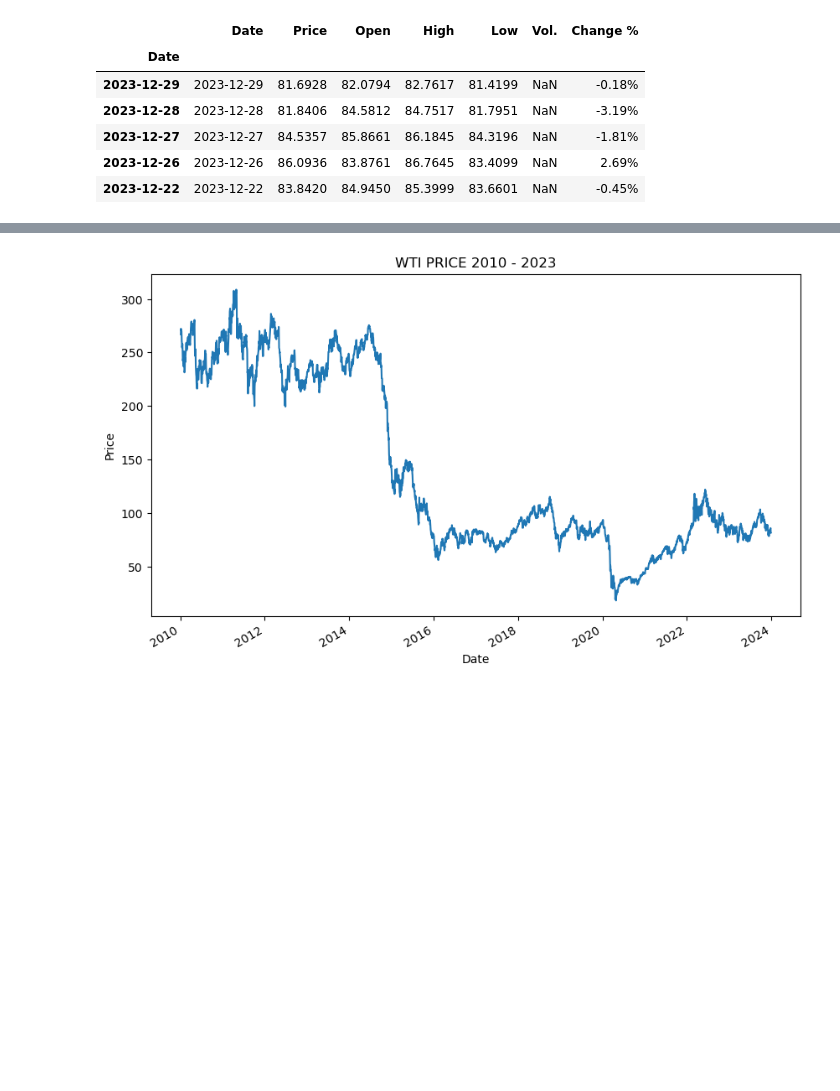
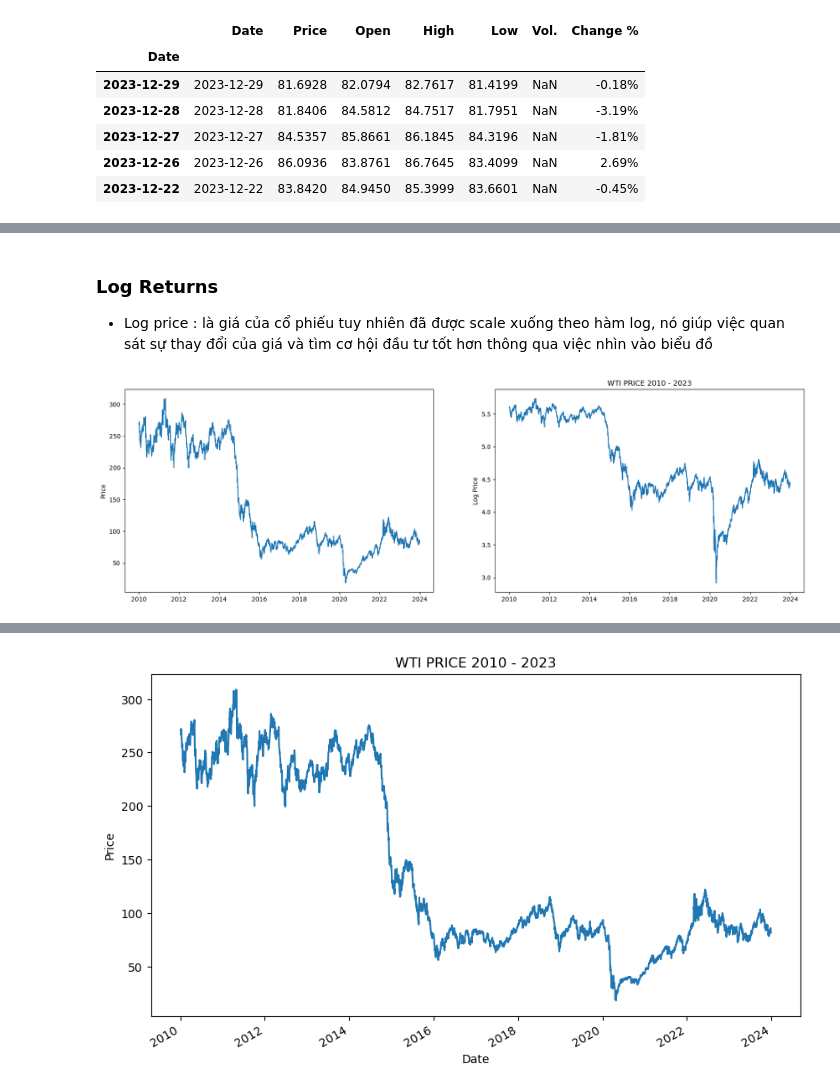
Before and after one commit to trungviet17/Basic_Algorithmic_Trading, a Jupyter notebook: TimeSeries/Introduction.ipynb, the cells around one changed output, grey strips where cells are left out. Cells and saved outputs as stored; diff of their text form; code cells hidden in the pictures; blank space fills up the shorter version.

```diff
--- a/TimeSeries/Time_series_basic_concept.ipynb
+++ b/TimeSeries/Introduction.ipynb
@@ -60,0 +85,13 @@ data.head(5)
+# %% [markdown]
+### Log Returns
+- Log price : là giá của cổ phiếu tuy nhiên đã được scale xuống theo hàm log, nó giúp việc quan sát sự thay đổi của giá và tìm cơ hội đầu tư tốt hơn thông qua việc nhìn vào biểu đồ
+# %%
+fig, ax = plt.subplots(1, 2, figsize = (20, 6))
+ax[0].plot(data['Price'])
+ax[0].set_ylabel("Price")
+ax[1].plot(np.log(data['Price']))
+ax[1].set_ylabel("Log Price")
+plt.title("WTI PRICE 2010 - 2023")
+plt.show()
+# %% [output]
+[figure, added]
```
Also changed, not shown: parts of 33 cells of this notebook, 3 other files.
